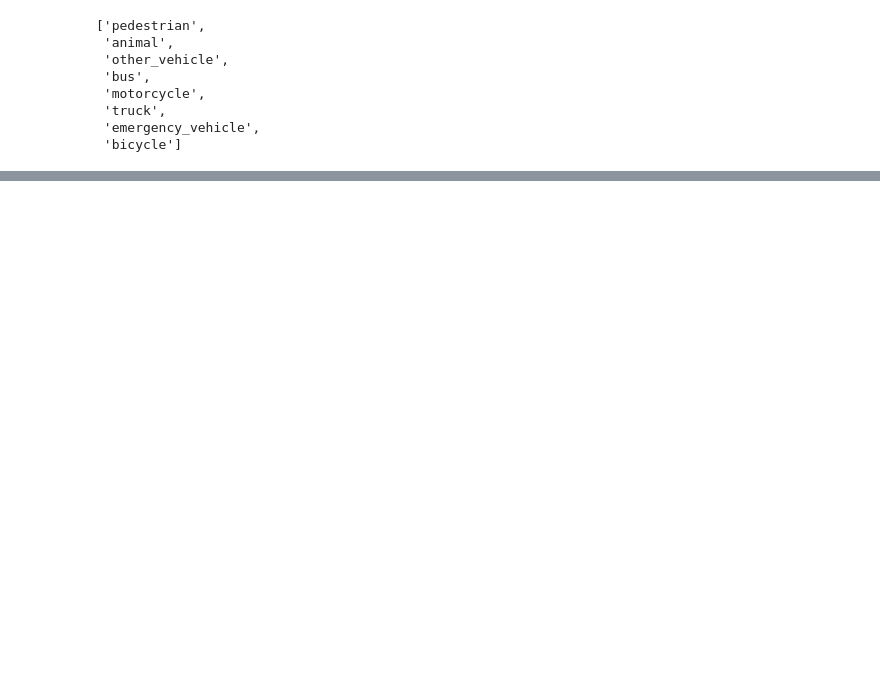
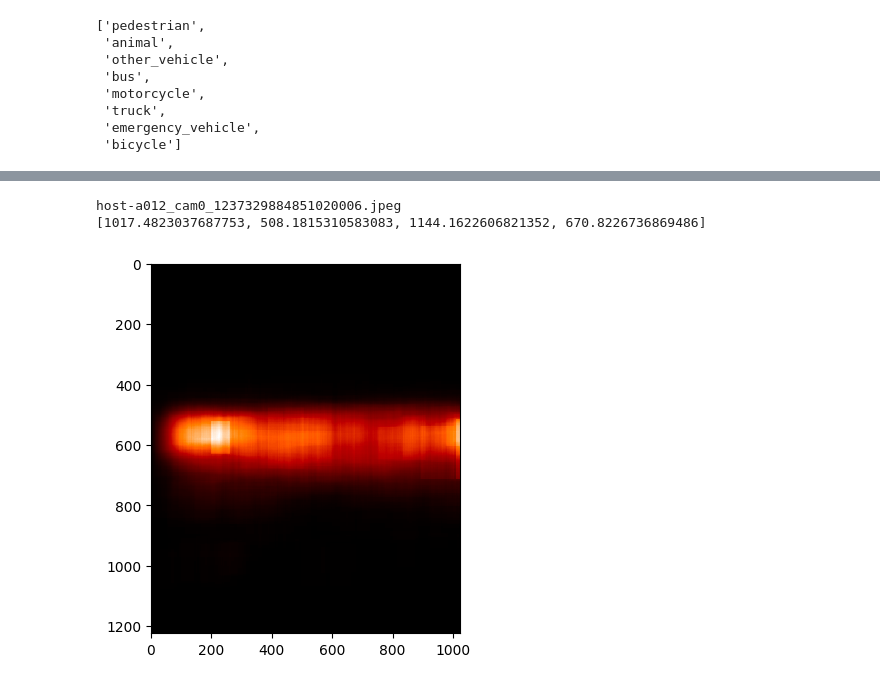
Before and after one commit to Stern04/MADS_Capstone, a Jupyter notebook: Notebooks/lyft_preprocessing.ipynb, the cells around one changed output, grey strips where cells are left out. Cells and saved outputs as stored; diff of their text form; code cells hidden in the pictures; blank space fills up the shorter version.

```diff
--- a/Notebooks/lyft_preprocessing.ipynb
+++ b/Notebooks/lyft_preprocessing.ipynb
@@ -825,0 +814,52 @@ plt.show()
+# %%
+train_path = os.path.join(user_path_prefix, r"3d-object-detection-for-autonomous-vehicles\Train\img_bx_lookup\train_logs_tokens_pedestrian.json")
+val_path = os.path.join(user_path_prefix, r"3d-object-detection-for-autonomous-vehicles\Train\img_bx_lookup\validation_logs_tokens_pedestrian.json")
+with open(train_path, 'r') as file:
+    train_pedestrians = json.load(file)
+with open(val_path, 'r') as file:
+    val_pedestrians = json.load(file)
+# %%
+for filename, coords in train_pedestrians.items():
+    print(filename)
+    print(coords["boxes"][0])
+    break
+# %% [output]
+host-a012_cam0_1237329884851020006.jpeg
+[1017.4823037687753, 508.1815310583083, 1144.1622606821352, 670.8226736869486]
+# %%
+#Code below generated with ChatGPT 4
+# Initialize heatmap grid
+heatmap = np.zeros((1224, 1024))
+
+def update_heatmap(pedestrians):
+    for filename, coords in pedestrians.items():
+        box_coords = coords["boxes"][0]
+
+        # Calculate bounding box coordinates and round to nearest integer
+        x_min, y_min, x_max, y_max = map(int, map(np.round, box_coords))
+
+        # Adjust if the coordinates are outside the image
+        x_min = max(x_min, 0)
+        y_min = max(y_min, 0)
+        x_max = min(x_max, heatmap.shape[1] - 1)
+        y_max = min(y_max, heatmap.shape[0] - 1)
+
+        # Update heatmap
+        heatmap[y_min:y_max, x_min:x_max] += 1
+
+# Update heatmap with train and validation data
+update_heatmap(train_pedestrians)
+update_heatmap(val_pedestrians)
+
+# Check if the heatmap is entirely zeros
+if np.max(heatmap) == 0:
+    print("Heatmap is empty. Check bounding box coordinates.")
+else:
+    # Normalize the heatmap
+    heatmap = heatmap / np.max(heatmap)
+
+    # Plot the heatmap
+    plt.imshow(heatmap, cmap='gist_heat', interpolation='nearest')
+    plt.show()
+# %% [output]
+[figure, added]
```
Also changed, not shown: parts of 14 cells of this notebook, 1 other file.
